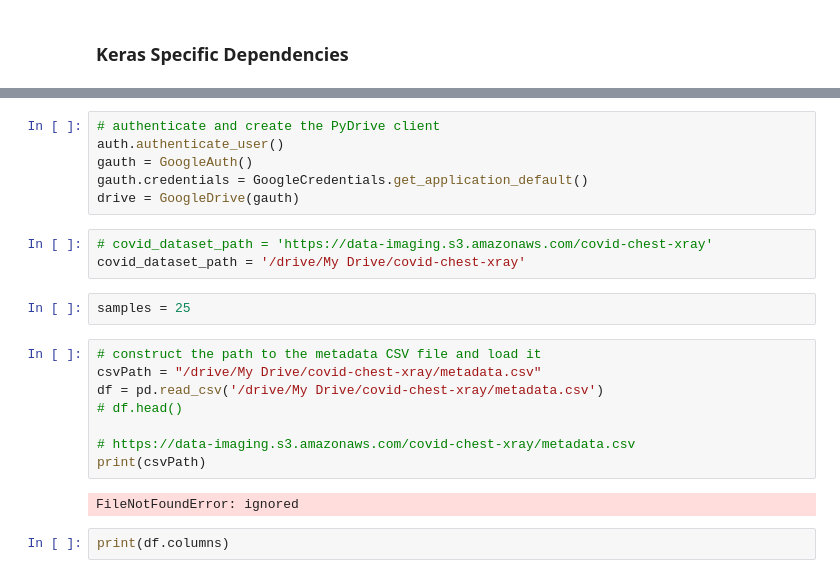
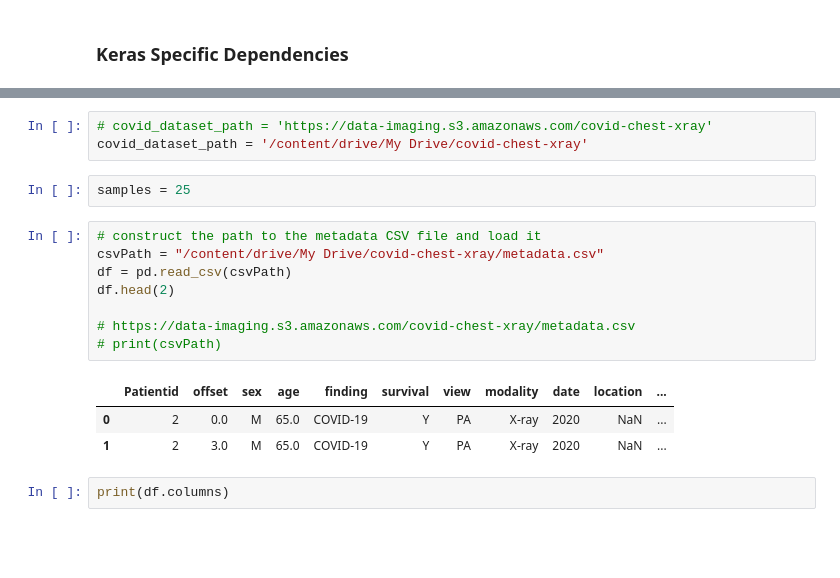
Before and after one commit to MPdeM/imaging_diagnosis, a Jupyter notebook: BuildModel.ipynb, the cells around one changed output, grey strips where cells are left out. Drawn from its saved outputs; the diff is of its cells as text; blank space fills up the shorter version.

```diff
--- a/BuildModel.ipynb
+++ b/BuildModel.ipynb
@@ -76,24 +58,20 @@ Requirement already satisfied: cachetools<3.2,>=2.0.0 in /usr/local/lib/python3.
-# %%
-# authenticate and create the PyDrive client
-auth.authenticate_user()
-gauth = GoogleAuth()
-gauth.credentials = GoogleCredentials.get_application_default()
-drive = GoogleDrive(gauth)
 # %%
 # covid_dataset_path = 'https://data-imaging.s3.amazonaws.com/covid-chest-xray'
-covid_dataset_path = '/drive/My Drive/covid-chest-xray'
+covid_dataset_path = '/content/drive/My Drive/covid-chest-xray'
 # %%
 samples = 25
 # %%
 # construct the path to the metadata CSV file and load it
-csvPath = "/drive/My Drive/covid-chest-xray/metadata.csv"
-df = pd.read_csv('/drive/My Drive/covid-chest-xray/metadata.csv')
-# df.head()
+csvPath = "/content/drive/My Drive/covid-chest-xray/metadata.csv"
+df = pd.read_csv(csvPath)
+df.head(2)
 
 # https://data-imaging.s3.amazonaws.com/covid-chest-xray/metadata.csv
-print(csvPath)
+# print(csvPath)
 # %% [output]
-FileNotFoundError: ignored
+|  | Patientid | offset | sex | age | finding | survival | view | modality | date | location | ... |
+| 0 | 2 | 0.0 | M | 65.0 | COVID-19 | Y | PA | X-ray | 2020 | NaN | ... |
+| 1 | 2 | 3.0 | M | 65.0 | COVID-19 | Y | PA | X-ray | 2020 | NaN | ... |
 # %%
 print(df.columns)
 # %% [output]
```
Also changed, not shown: parts of 7 cells of this notebook.
